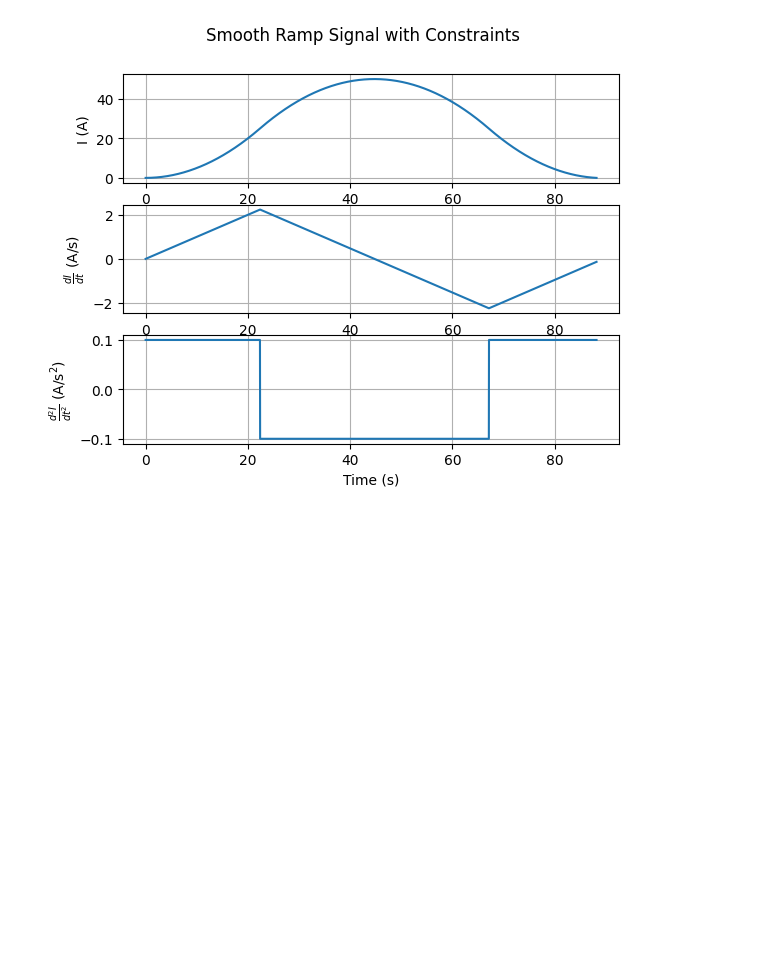
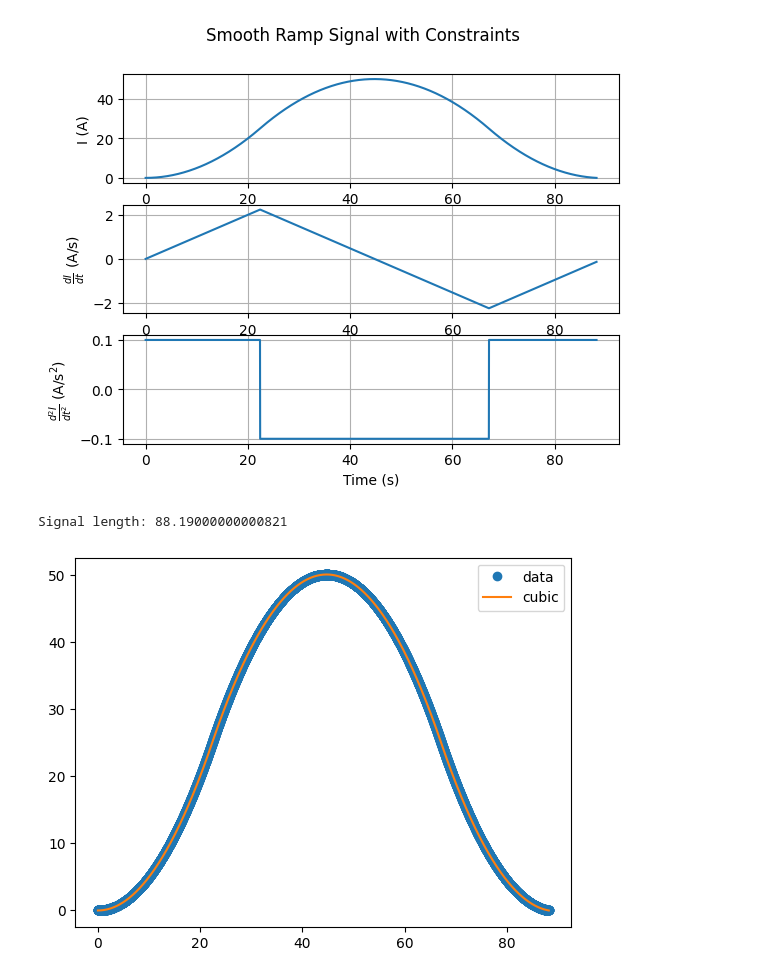
Before and after one commit to ColasDroin/DA_study_boilerplate, a Jupyter notebook: master_study/analysis/octupoles_timber/custom_ramp.ipynb, the cells around one changed output. Drawn from its saved outputs; the diff is of its cells as text; code cells hidden in the pictures; blank space fills up the shorter version.

```diff
--- a/master_study/analysis/octupoles_timber/custom_ramp.ipynb
+++ b/master_study/analysis/octupoles_timber/custom_ramp.ipynb
@@ -12,10 +12,10 @@ def generate_smooth_ramp_signal():
     d2SI_dt2 = 0.1
 
     # List to store the signal values
-    l_SI = []
-    l_dSI_dt = []
-    l_d2SI_dt2 = []
-    l_t = []
+    l_SI = [SI]
+    l_dSI_dt = [dSI_dt]
+    l_d2SI_dt2 = [d2SI_dt2]
+    l_t = [t]
 
 
     # Integrate dIdt2 until ignal reaches 25:
@@ -80,0 +79,18 @@ End of first integration: 25.009659999999162 2.2369999999998647 0.1 22.370000000
+# %%
+print('Signal length:', time[-1])
+# %% [output]
+Signal length: 88.19000000000821
+# %%
+# Create a function by interpolating the signal
+from scipy.interpolate import interp1d
+f = interp1d(time, signal, kind='cubic')
+
+# Plot the original signal and the interpolated function
+time_fine = np.linspace(0, time[-1], 1000)
+signal_fine = f(time_fine)
+
+plt.plot(time, signal, 'o', time_fine, signal_fine, '-')
+plt.legend(['data', 'cubic'], loc='best')
+plt.show()
+# %% [output]
+[figure, added]
```
Also changed, not shown: parts of 1 cell of this notebook, 4 other files.
